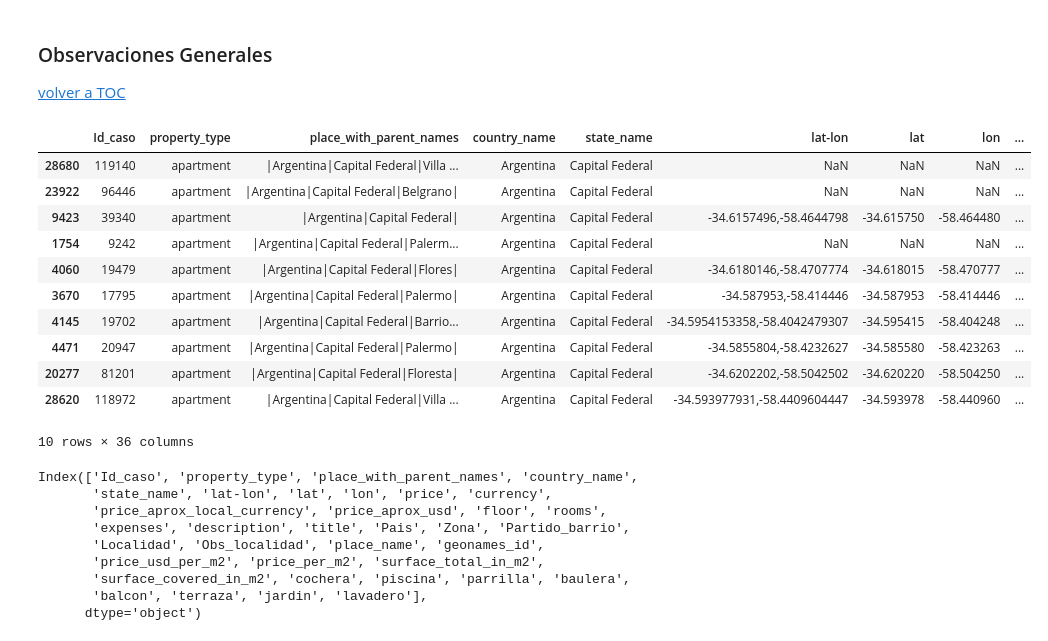
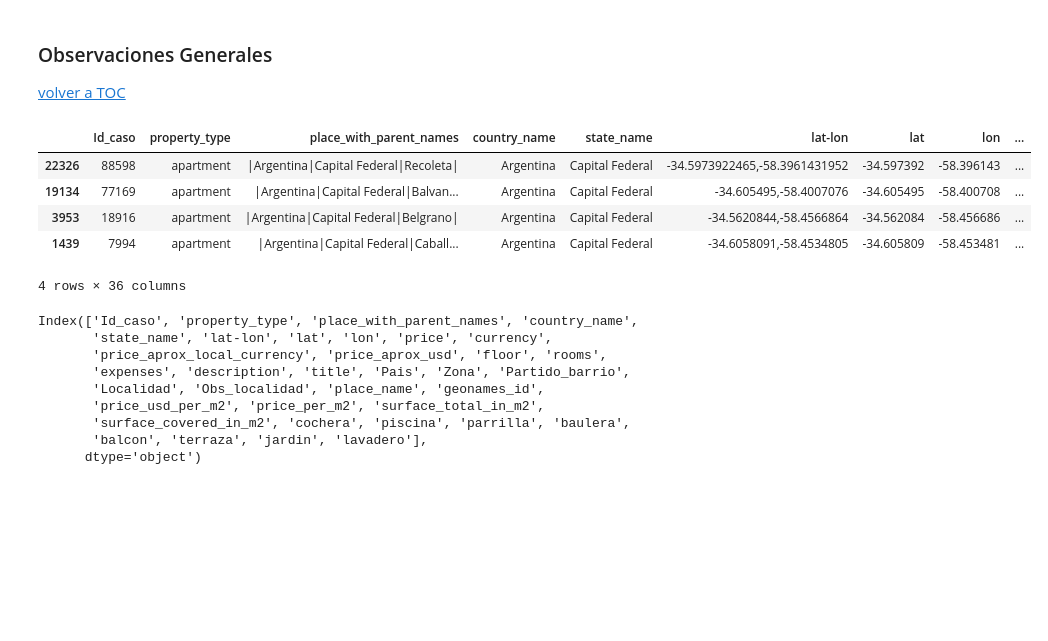
Before and after one commit to mauriciomem/DH_DS_desafio_2_properati, a Jupyter notebook: properati_d2_g2_mau.ipynb, the cells around one changed output. Drawn from its saved outputs; the diff is of its cells as text; code cells hidden in the pictures; blank space fills up the shorter version.

```diff
--- a/properati_d2_g2_mau.ipynb
+++ b/properati_d2_g2_mau.ipynb
@@ -61,20 +61,14 @@ pd.set_option('display.max_rows', 400)
 
 [volver a TOC](#section_toc)
 # %%
-data.sample(10)
+data.sample(4)
 # %% [output]
 |  | Id_caso | property_type | place_with_parent_names | country_name | state_name | lat-lon | lat | lon | ... |
-| 28680 | 119140 | apartment | |Argentina|Capital Federal|Villa ... | Argentina | Capital Federal | NaN | NaN | NaN | ... |
-| 23922 | 96446 | apartment | |Argentina|Capital Federal|Belgrano| | Argentina | Capital Federal | NaN | NaN | NaN | ... |
-| 9423 | 39340 | apartment | |Argentina|Capital Federal| | Argentina | Capital Federal | -34.6157496,-58.4644798 | -34.615750 | -58.464480 | ... |
-| 1754 | 9242 | apartment | |Argentina|Capital Federal|Palerm... | Argentina | Capital Federal | NaN | NaN | NaN | ... |
-| 4060 | 19479 | apartment | |Argentina|Capital Federal|Flores| | Argentina | Capital Federal | -34.6180146,-58.4707774 | -34.618015 | -58.470777 | ... |
-| 3670 | 17795 | apartment | |Argentina|Capital Federal|Palermo| | Argentina | Capital Federal | -34.587953,-58.414446 | -34.587953 | -58.414446 | ... |
-| 4145 | 19702 | apartment | |Argentina|Capital Federal|Barrio... | Argentina | Capital Federal | -34.5954153358,-58.4042479307 | -34.595415 | -58.404248 | ... |
-| 4471 | 20947 | apartment | |Argentina|Capital Federal|Palermo| | Argentina | Capital Federal | -34.5855804,-58.4232627 | -34.585580 | -58.423263 | ... |
-| 20277 | 81201 | apartment | |Argentina|Capital Federal|Floresta| | Argentina | Capital Federal | -34.6202202,-58.5042502 | -34.620220 | -58.504250 | ... |
-| 28620 | 118972 | apartment | |Argentina|Capital Federal|Villa ... | Argentina | Capital Federal | -34.593977931,-58.4409604447 | -34.593978 | -58.440960 | ... |
+| 22326 | 88598 | apartment | |Argentina|Capital Federal|Recoleta| | Argentina | Capital Federal | -34.5973922465,-58.3961431952 | -34.597392 | -58.396143 | ... |
+| 19134 | 77169 | apartment | |Argentina|Capital Federal|Balvan... | Argentina | Capital Federal | -34.605495,-58.4007076 | -34.605495 | -58.400708 | ... |
+| 3953 | 18916 | apartment | |Argentina|Capital Federal|Belgrano| | Argentina | Capital Federal | -34.5620844,-58.4566864 | -34.562084 | -58.456686 | ... |
+| 1439 | 7994 | apartment | |Argentina|Capital Federal|Caball... | Argentina | Capital Federal | -34.6058091,-58.4534805 | -34.605809 | -58.453481 | ... |
-10 rows × 36 columns
+4 rows × 36 columns
 # %%
 data.columns
 # %% [output]
```
Also changed, not shown: parts of 23 cells of this notebook.
